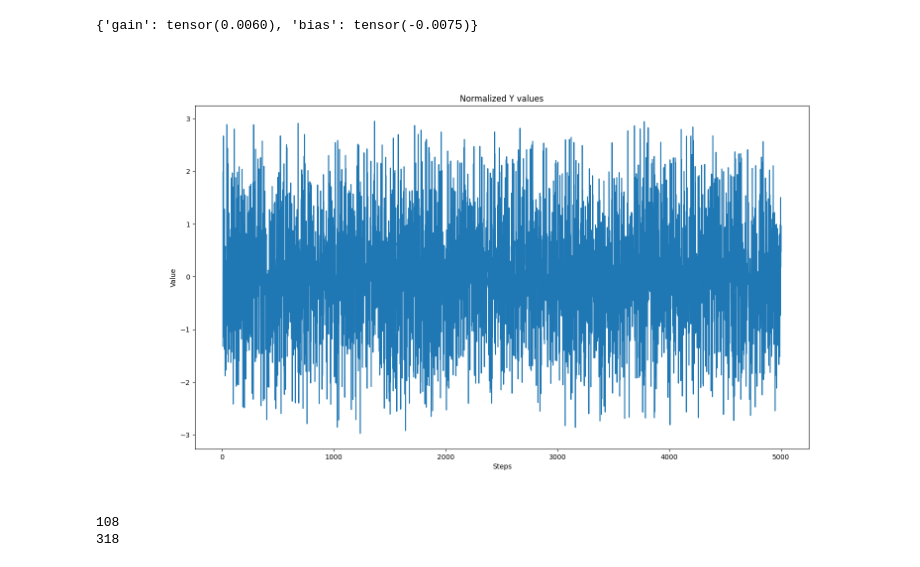
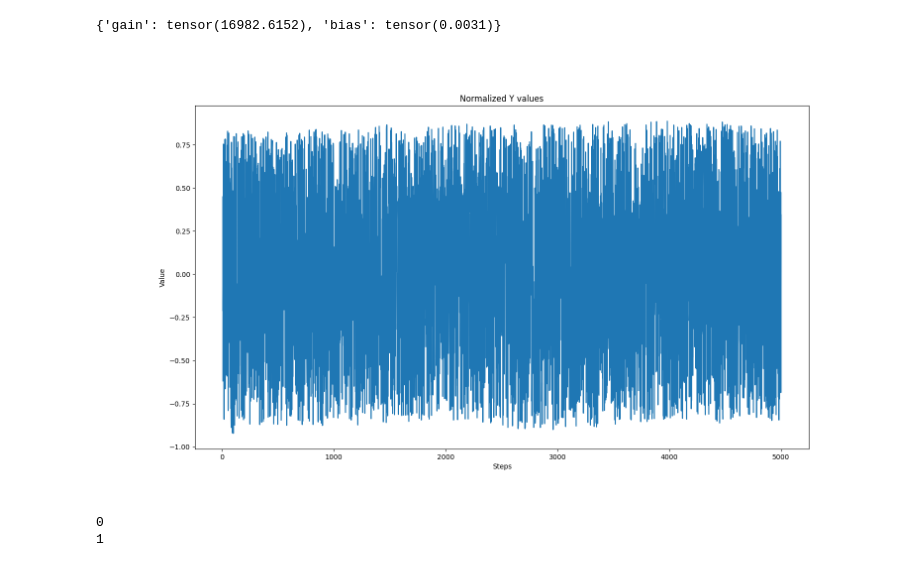
Before and after one commit to michaelnny/InstructLLaMA, a Jupyter notebook: ideas/test_normalizer.ipynb, the cells around one changed output. Drawn from its saved outputs; the diff is of its cells as text; code cells hidden in the pictures.

```diff
--- a/ideas/test_normalizer.ipynb
+++ b/ideas/test_normalizer.ipynb
@@ -66,29 +65,29 @@ plot(x[offset:], normed_y[offset:], 'Normalized Y values')
 # %%
-new_normalizer = Normalizer(target_mean=0, target_std=1.0, window_size=1000)
+new_normalizer = Normalizer(target_mean=0, target_std=0.5, window_size=1000)
 
 # tensor_y = torch.tensor(y)
 # new_normalizer.update(tensor_y)
 # new_normed_y = new_normalizer.normalize(tensor_y).tolist()
 
 
 batch_size = 2
 new_normed_y = []
 
 for i in range(0, len(y)-1, batch_size):
     values = y[i:i+batch_size]
     item = torch.tensor(values)
 
     normed_item = new_normalizer.normalize(item)
     new_normalizer.update(item)
     new_normed_y.extend(normed_item.tolist())
 
 print(new_normalizer.state_dict())
 
 offset = 10
 plot(x[offset:], new_normed_y[offset:], 'Normalized Y values')
 # %% [output]
-{'gain': tensor(0.0060), 'bias': tensor(-0.0075)}
+{'gain': tensor(16982.6152), 'bias': tensor(0.0031)}
-[figure, old version]
+[figure, new version]
 # %%
 
 def count_outliers(values, abs_max_val):
@@ -105,5 +104,5 @@ def count_outliers(values, abs_max_val):
 print(count_outliers(normed_y, 2))
 print(count_outliers(new_normed_y, 2))
 # %% [output]
-108
-318
+0
+1
```
Also changed, not shown: parts of 2 cells of this notebook, 40 other files.
